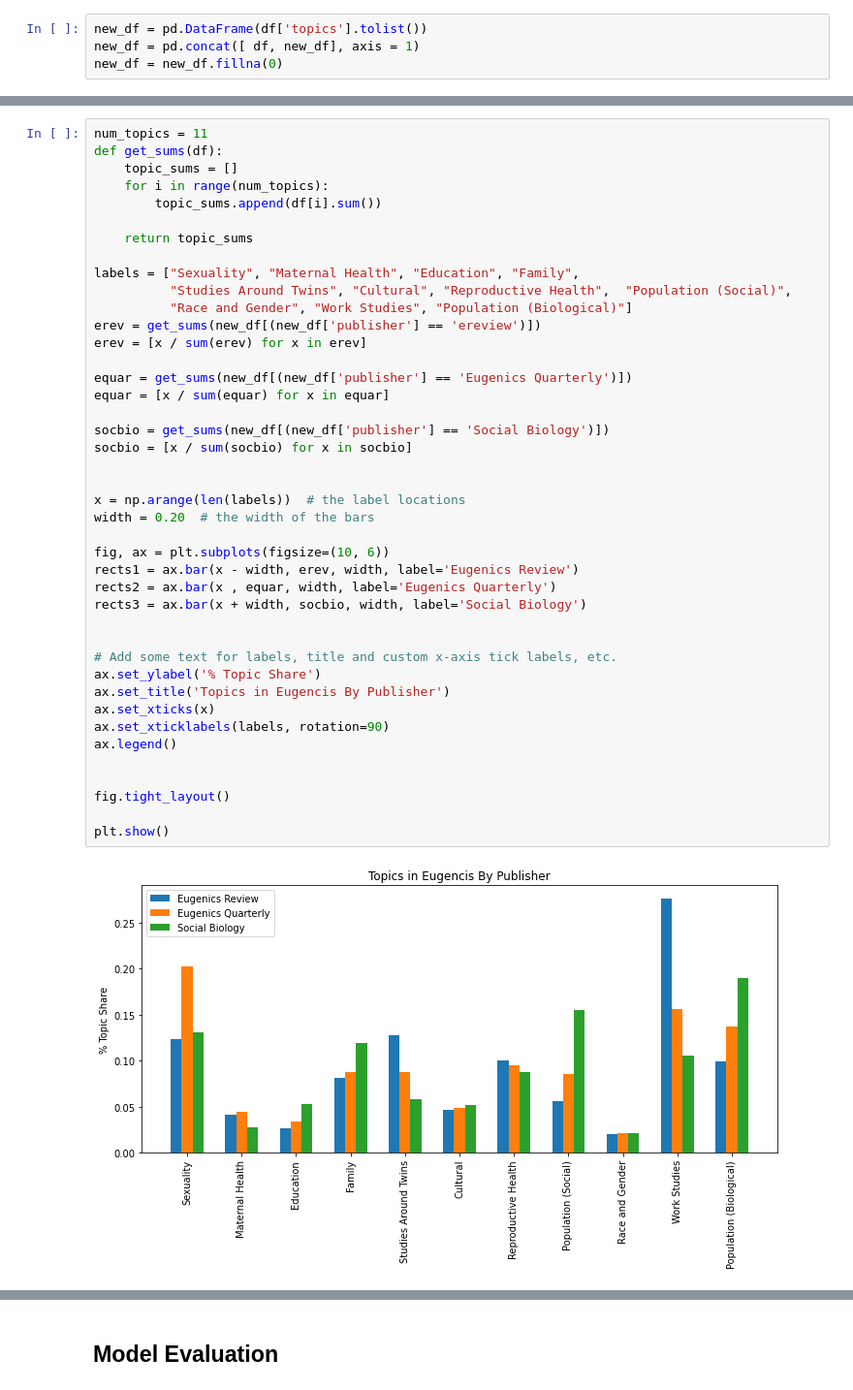
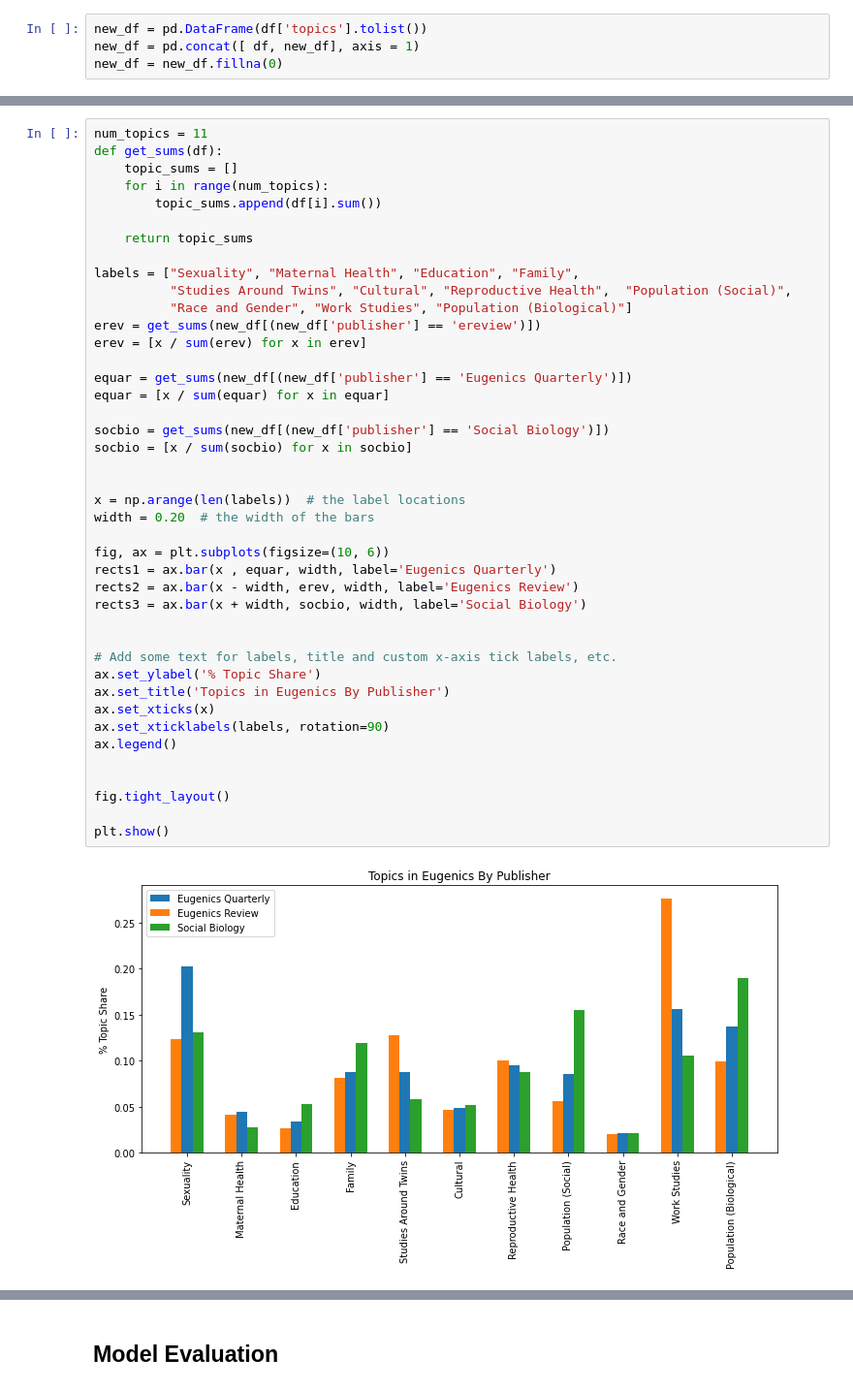
Before and after one commit to zekemorton/TopicModelingProject, a Jupyter notebook: plots.ipynb, the cells around one changed output, grey strips where cells are left out. Shown: that part at 97% size. Saved outputs shown, nothing was run; the diff lists cells and outputs as text.

```diff
--- a/plots.ipynb
+++ b/plots.ipynb
@@ -80,34 +122,34 @@ labels = ["Sexuality", "Maternal Health", "Education", "Family",
           "Studies Around Twins", "Cultural", "Reproductive Health",  "Population (Social)",
           "Race and Gender", "Work Studies", "Population (Biological)"]
 erev = get_sums(new_df[(new_df['publisher'] == 'ereview')])
 erev = [x / sum(erev) for x in erev]
 
 equar = get_sums(new_df[(new_df['publisher'] == 'Eugenics Quarterly')])
 equar = [x / sum(equar) for x in equar]
 
 socbio = get_sums(new_df[(new_df['publisher'] == 'Social Biology')])
 socbio = [x / sum(socbio) for x in socbio]
 
 
 x = np.arange(len(labels))  # the label locations
 width = 0.20  # the width of the bars
 
 fig, ax = plt.subplots(figsize=(10, 6))
-rects1 = ax.bar(x - width, erev, width, label='Eugenics Review')
-rects2 = ax.bar(x , equar, width, label='Eugenics Quarterly')
+rects1 = ax.bar(x , equar, width, label='Eugenics Quarterly')
+rects2 = ax.bar(x - width, erev, width, label='Eugenics Review')
 rects3 = ax.bar(x + width, socbio, width, label='Social Biology')
 
 
 # Add some text for labels, title and custom x-axis tick labels, etc.
 ax.set_ylabel('% Topic Share')
-ax.set_title('Topics in Eugencis By Publisher')
+ax.set_title('Topics in Eugenics By Publisher')
 ax.set_xticks(x)
 ax.set_xticklabels(labels, rotation=90)
 ax.legend()
 
 
 fig.tight_layout()
 
 plt.show()
 # %% [output]
-[figure, old version]
+[figure, new version]
```
Also changed, not shown: parts of 7 cells of this notebook.
